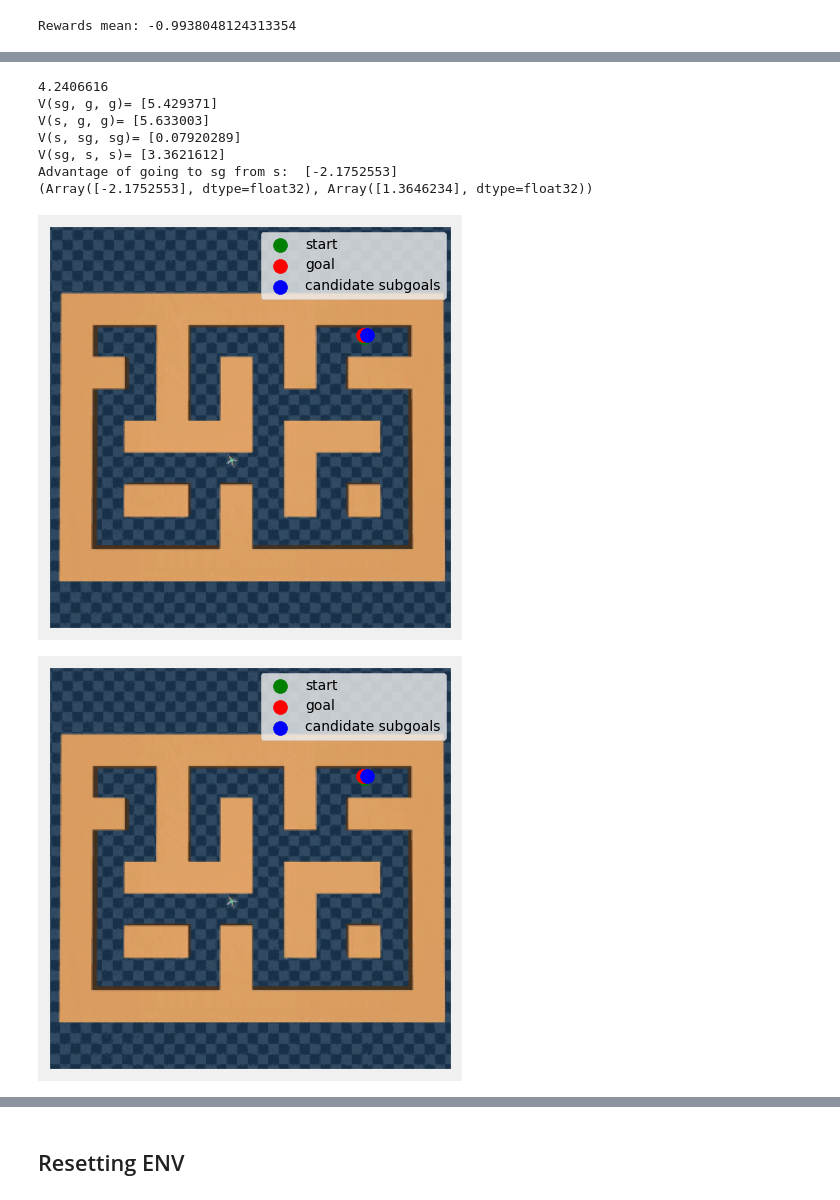
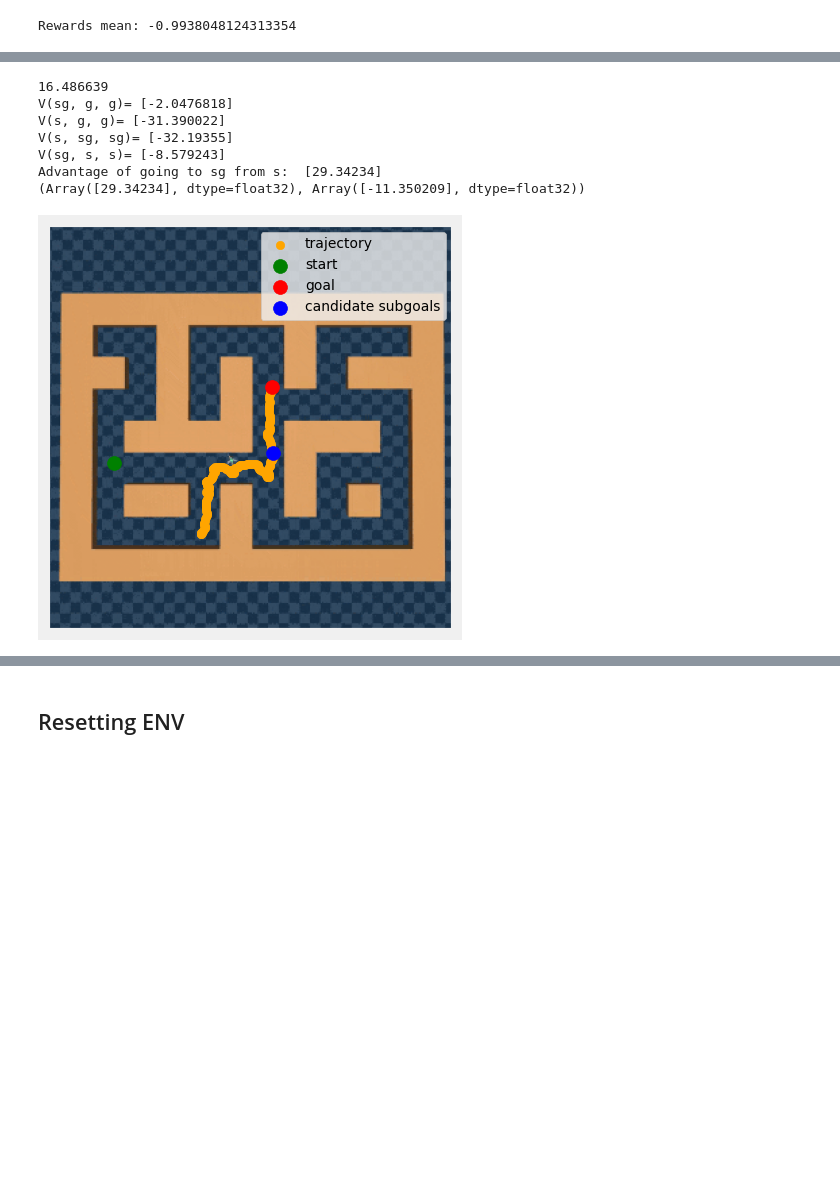
Before and after one commit to skylooop/AILOT, a Jupyter notebook: notebooks/D4RL_viz.ipynb, the cells around one changed output, grey strips where cells are left out. Cells and saved outputs as stored; diff of their text form; code cells hidden in the pictures; blank space fills up the shorter version.

```diff
--- a/notebooks/D4RL_viz.ipynb
+++ b/notebooks/D4RL_viz.ipynb
@@ -418,18 +401,39 @@ def plot_traj_image(traj, start, goal, subgoals, bgpath):
     ax.imshow(pimage)
     ax.set_xticks([])
     ax.set_yticks([])
+    ax.scatter(scale_and_shift(expert_trajectory[:, 0], scales_shifts[0]), scale_and_shift(expert_trajectory[:, 1], scales_shifts[1]), alpha=1, label='trajectory', color='orange')
     ax.scatter(scale_and_shift(start[0], scales_shifts[0]), scale_and_shift(start[1], scales_shifts[1]), c='g', s=100, label='start')
     ax.scatter(scale_and_shift(goal[0], scales_shifts[0]), scale_and_shift(goal[1], scales_shifts[1]), c='r', s=100, label='goal')
     ax.scatter(scale_and_shift(subgoals[0], scales_shifts[0]), scale_and_shift(subgoals[1], scales_shifts[1]), c='b', s=100, label='candidate subgoals')
     ax.legend(fontsize=10)
-    return fig
+
+def icvf_stat(batch):
+    obs = batch["observations"]
+    subgoal = batch["ailot_subgoals"]
+    goal = batch["ailot_goal"]
+    advantages = get_v_zz(icvf_model, goal, subgoal) - get_v_zz(icvf_model, goal, obs)
+    value = get_v_zz(icvf_model, obs, subgoal) - get_v_zz(icvf_model, obs, goal)
+    sg_repr_dist = np.linalg.norm(eval_ensemble_psi(icvf_model.value_learner.model, obs) - eval_ensemble_psi(icvf_model.value_learner.model, subgoal))
+    sg_repr = eval_ensemble_psi(icvf_model.value_learner.model, subgoal)[0]
+    print(sg_repr_dist)
+
+    print("V(sg, g, g)=", get_v_zz(icvf_model, goal, subgoal))
+    print("V(s, g, g)=", get_v_zz(icvf_model, goal, obs))
+    print("V(s, sg, sg)=", get_v_zz(icvf_model, subgoal, obs))
+    print("V(sg, s, s)=", get_v_zz(icvf_model, obs, subgoal))
+    print("Advantage of going to sg from s: ", advantages)
+
+    return advantages, value
 # %%
 from src.gc_dataset import GCSDataset
 from src.d4rl_utils import get_dataset
 
+expert_trajectory = d4rl_ds['observations'][np.arange(start=10000, stop=10190)]
+subgoals = expert_trajectory[[40, 85, 150, 189]]
+
 dataset = get_dataset(env)
 gcsds_params = {"p_currgoal": 0.0, "p_randomgoal": 0.0, "p_trajgoal":1.0, "discount": 0.99, "geom_sample": True, "intent_sametraj": True, "p_samegoal":0.0}
-gc_dataset = GCSDataset(dataset, **gcsds_params)
+gc_dataset = GCSDataset(dataset, **gcsds_params, expert_trajectory=expert_trajectory, expert_subgoals=subgoals)
 # %% [output]
 Rewards mean: -0.9938048124313354
 # %%
@@ -459,34 +441,15 @@ array([[ 3.2679039e+01,  2.4822987e+01,  5.0510210e-01,  9.8503995e-01,
-# %%
-def icvf_stat(batch):
-    obs = batch["observations"]
-    subgoal = batch["icvf_desired_goals"]
-    goal = batch["icvf_goals"]
-    advantages = get_v_zz(icvf_model, subgoal, goal) - get_v_zz(icvf_model, obs, goal)
-    value = get_v_zz(icvf_model, obs, subgoal) - get_v_zz(icvf_model, obs, goal)
-    sg_repr_dist = np.linalg.norm(eval_ensemble_psi(icvf_model.value_learner.model, obs) - eval_ensemble_psi(icvf_model.value_learner.model, subgoal))
-    sg_repr = eval_ensemble_psi(icvf_model.value_learner.model, subgoal)[0]
-    print(sg_repr_dist)
-
-    print("V(sg, g, g)=", get_v_zz(icvf_model, goal, subgoal))
-    print("V(s, g, g)=", get_v_zz(icvf_model, goal, obs))
-    print("V(s, sg, sg)=", get_v_zz(icvf_model, subgoal, obs))
-    print("V(sg, s, s)=", get_v_zz(icvf_model, obs, subgoal))
-    print("Advantage of going to sg from s: ", advantages)
-
-    return advantages, value
 # %%
 %matplotlib inline
 
 print(icvf_stat(sample))
-plot_traj_image(sample, sample['observations'][0], sample['icvf_goals'][0], sample['icvf_desired_goals'][0], "antmaze-large.png")
+plot_traj_image(sample, sample['observations'][0], sample['ailot_goal'][0], sample['ailot_subgoals'][0], "notebooks/antmaze-large.png")
 # %% [output]
-4.2406616
-V(sg, g, g)= [5.429371]
-V(s, g, g)= [5.633003]
-V(s, sg, sg)= [0.07920289]
-V(sg, s, s)= [3.3621612]
-Advantage of going to sg from s:  [-2.1752553]
-(Array([-2.1752553], dtype=float32), Array([1.3646234], dtype=float32))
+16.486639
+V(sg, g, g)= [-2.0476818]
+V(s, g, g)= [-31.390022]
+V(s, sg, sg)= [-32.19355]
+V(sg, s, s)= [-8.579243]
+Advantage of going to sg from s:  [29.34234]
+(Array([29.34234], dtype=float32), Array([-11.350209], dtype=float32))
-[figure, old version]
+[figure, new version]
-[figure, removed]
 # %%
```
Also changed, not shown: parts of 35 cells of this notebook, 8 other files.
